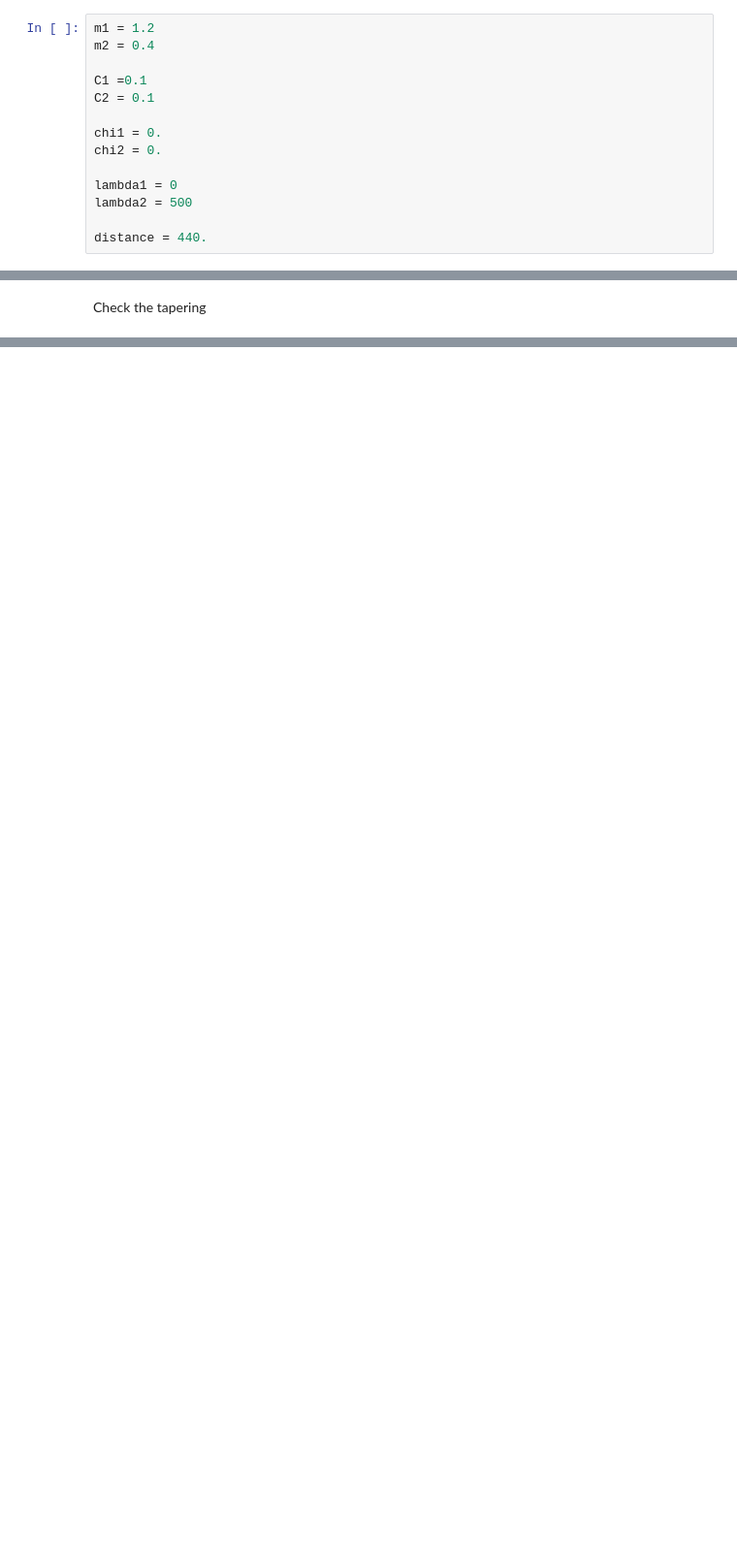
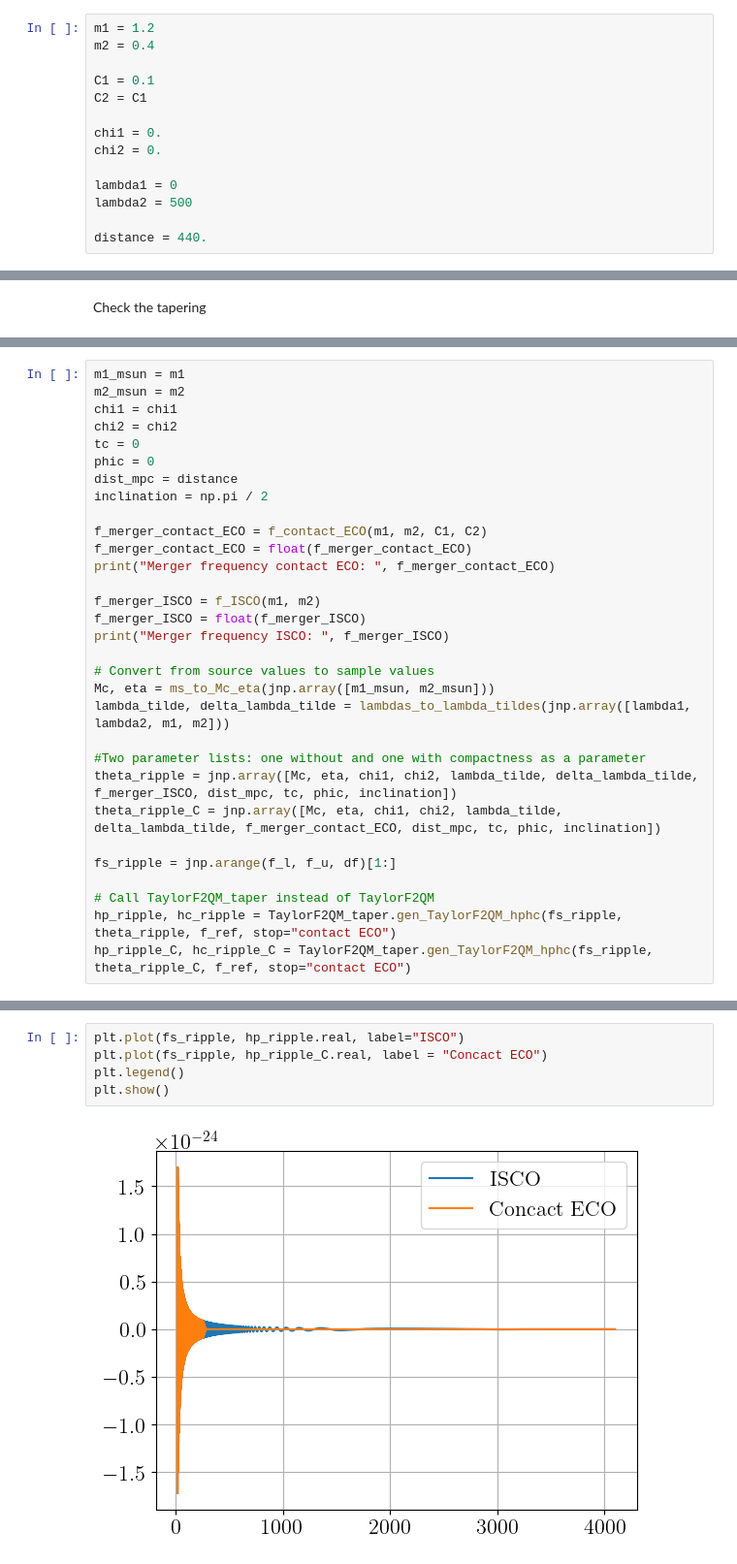
Before and after one commit to MarlindeD/ripple, a Jupyter notebook: notebooks/Tapering.ipynb, the cells around one changed output, grey strips where cells are left out. Shown at 97% size. Cells and saved outputs as stored; diff of their text form; blank space fills up the shorter version.

Commit message:
Add TF2QM_taper, which takes f_stop as a parameter

```diff
--- a/notebooks/Tapering.ipynb
+++ b/notebooks/Tapering.ipynb
@@ -44,8 +45,8 @@ Set the parameters
 m1 = 1.2
 m2 = 0.4
 
-C1 =0.1
-C2 = 0.1
+C1 = 0.1
+C2 = C1
 
 chi1 = 0.
 chi2 = 0.
@@ -146,0 +152,31 @@ Merger frequency contact ECO:  245.80953795549573
+# %%
+m1_msun = m1
+m2_msun = m2
+chi1 = chi1
+chi2 = chi2
+tc = 0
+phic = 0
+dist_mpc = distance
+inclination = np.pi / 2
+
+f_merger_contact_ECO = f_contact_ECO(m1, m2, C1, C2)
+f_merger_contact_ECO = float(f_merger_contact_ECO)
+print("Merger frequency contact ECO: ", f_merger_contact_ECO)
+
+f_merger_ISCO = f_ISCO(m1, m2)
+f_merger_ISCO = float(f_merger_ISCO)
+print("Merger frequency ISCO: ", f_merger_ISCO)
+
+# Convert from source values to sample values
+Mc, eta = ms_to_Mc_eta(jnp.array([m1_msun, m2_msun]))
+lambda_tilde, delta_lambda_tilde = lambdas_to_lambda_tildes(jnp.array([lambda1, lambda2, m1, m2]))
+
+#Two parameter lists: one without and one with compactness as a parameter
+theta_ripple = jnp.array([Mc, eta, chi1, chi2, lambda_tilde, delta_lambda_tilde, f_merger_ISCO, dist_mpc, tc, phic, inclination])
+theta_ripple_C = jnp.array([Mc, eta, chi1, chi2, lambda_tilde, delta_lambda_tilde, f_merger_contact_ECO, dist_mpc, tc, phic, inclination])
+
+fs_ripple = jnp.arange(f_l, f_u, df)[1:]
+
+# Call TaylorF2QM_taper instead of TaylorF2QM
+hp_ripple, hc_ripple = TaylorF2QM_taper.gen_TaylorF2QM_hphc(fs_ripple, theta_ripple, f_ref, stop="contact ECO")
+hp_ripple_C, hc_ripple_C = TaylorF2QM_taper.gen_TaylorF2QM_hphc(fs_ripple, theta_ripple_C, f_ref, stop="contact ECO")
@@ -146,0 +186,7 @@ Merger frequency contact ECO:  245.80953795549573
+# %%
+plt.plot(fs_ripple, hp_ripple.real, label="ISCO")
+plt.plot(fs_ripple, hp_ripple_C.real, label = "Concact ECO")
+plt.legend()
+plt.show()
+# %% [output]
+[figure, added]
```
Also changed, not shown: parts of 4 cells of this notebook, 1 other file.
